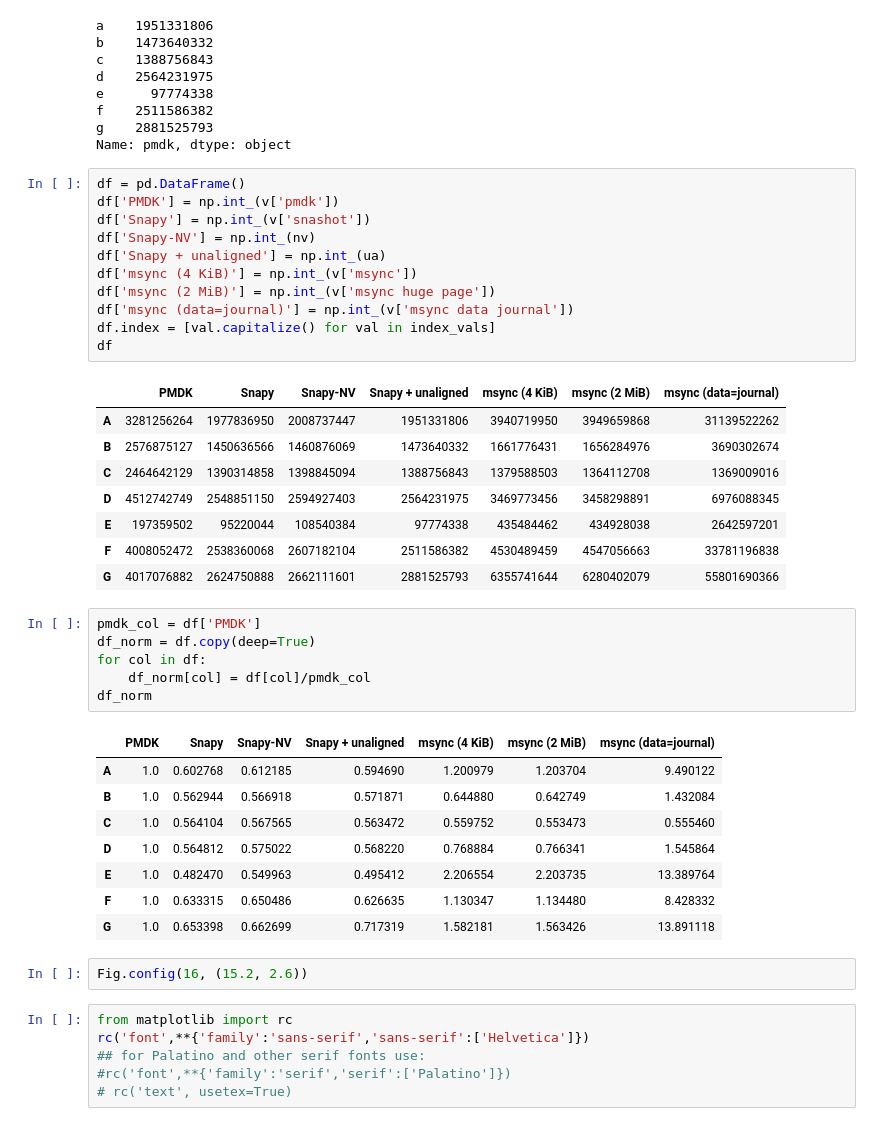
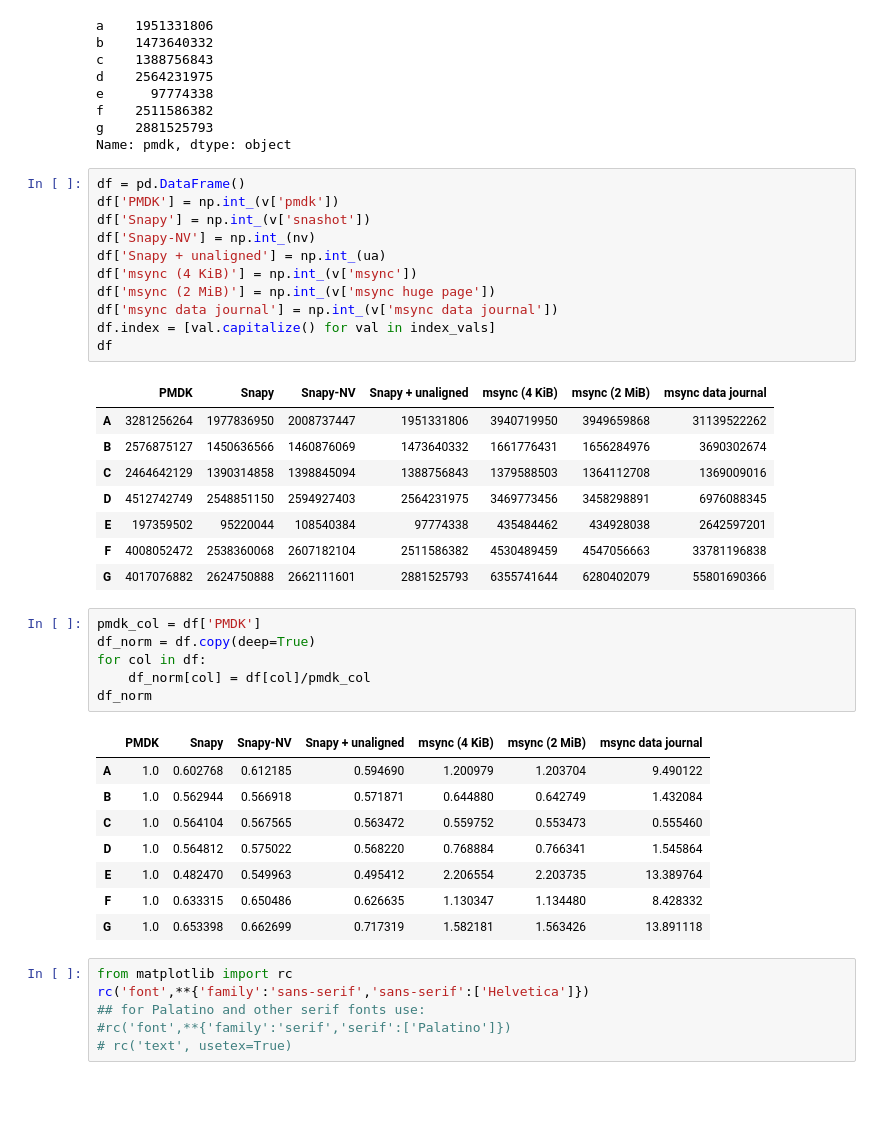
Before and after one commit to NVSL/snapshot-public, a Jupyter notebook: src/scripts/map.ipynb, the cells around one changed output. Cells and saved outputs as stored; diff of their text form; blank space fills up the shorter version.

```diff
--- a/src/scripts/map.ipynb
+++ b/src/scripts/map.ipynb
@@ -136,16 +136,16 @@ Name: pmdk, dtype: object
 # %%
 df = pd.DataFrame()
 df['PMDK'] = np.int_(v['pmdk'])
 df['Snapy'] = np.int_(v['snashot'])
 df['Snapy-NV'] = np.int_(nv)
 df['Snapy + unaligned'] = np.int_(ua)
 df['msync (4 KiB)'] = np.int_(v['msync'])
 df['msync (2 MiB)'] = np.int_(v['msync huge page'])
-df['msync (data=journal)'] = np.int_(v['msync data journal'])
+df['msync data journal'] = np.int_(v['msync data journal'])
 df.index = [val.capitalize() for val in index_vals]
 df
 # %% [output]
-|  | PMDK | Snapy | Snapy-NV | Snapy + unaligned | msync (4 KiB) | msync (2 MiB) | msync (data=journal) |
+|  | PMDK | Snapy | Snapy-NV | Snapy + unaligned | msync (4 KiB) | msync (2 MiB) | msync data journal |
 | A | 3281256264 | 1977836950 | 2008737447 | 1951331806 | 3940719950 | 3949659868 | 31139522262 |
 | B | 2576875127 | 1450636566 | 1460876069 | 1473640332 | 1661776431 | 1656284976 | 3690302674 |
 | C | 2464642129 | 1390314858 | 1398845094 | 1388756843 | 1379588503 | 1364112708 | 1369009016 |
@@ -160,7 +160,7 @@ for col in df:
     df_norm[col] = df[col]/pmdk_col
 df_norm
 # %% [output]
-|  | PMDK | Snapy | Snapy-NV | Snapy + unaligned | msync (4 KiB) | msync (2 MiB) | msync (data=journal) |
+|  | PMDK | Snapy | Snapy-NV | Snapy + unaligned | msync (4 KiB) | msync (2 MiB) | msync data journal |
 | A | 1.0 | 0.602768 | 0.612185 | 0.594690 | 1.200979 | 1.203704 | 9.490122 |
 | B | 1.0 | 0.562944 | 0.566918 | 0.571871 | 0.644880 | 0.642749 | 1.432084 |
 | C | 1.0 | 0.564104 | 0.567565 | 0.563472 | 0.559752 | 0.553473 | 0.555460 |
@@ -168,8 +168,6 @@ df_norm
 | E | 1.0 | 0.482470 | 0.549963 | 0.495412 | 2.206554 | 2.203735 | 13.389764 |
 | F | 1.0 | 0.633315 | 0.650486 | 0.626635 | 1.130347 | 1.134480 | 8.428332 |
 | G | 1.0 | 0.653398 | 0.662699 | 0.717319 | 1.582181 | 1.563426 | 13.891118 |
-# %%
-Fig.config(16, (15.2, 2.6))
 # %%
 from matplotlib import rc
 rc('font',**{'family':'sans-serif','sans-serif':['Helvetica']})
```
Also changed, not shown: parts of 3 cells of this notebook, 11 other files.
